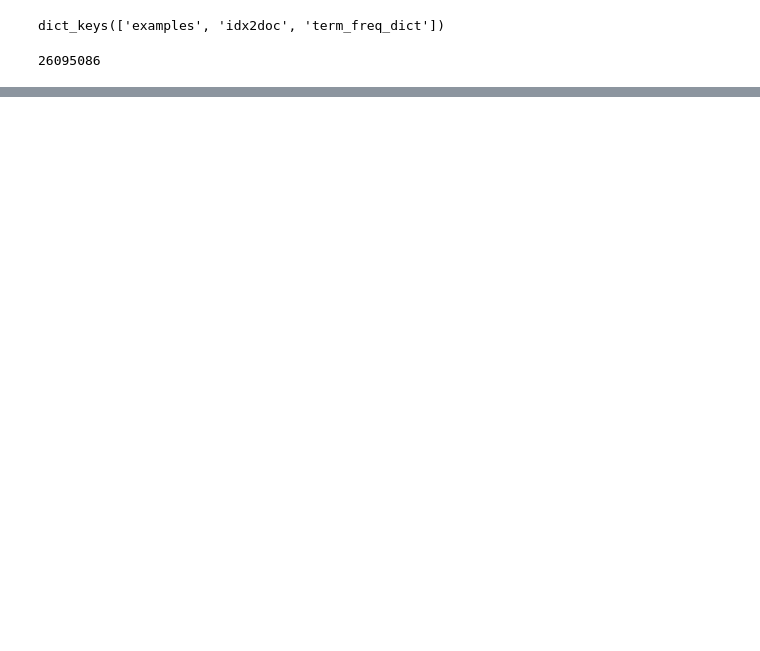
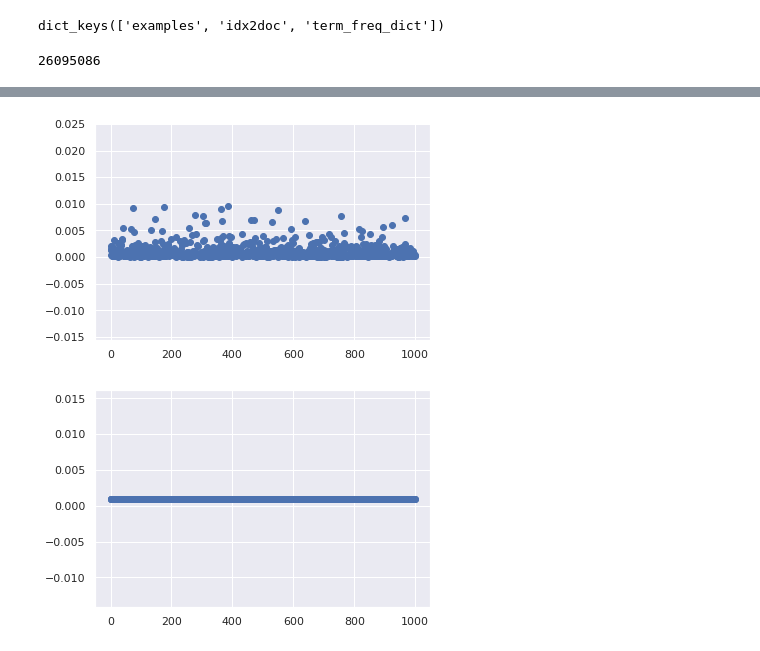
Before and after one commit to ddehueck/pytorch-lda2vec, a Jupyter notebook: explorer/data-explorer.ipynb, the cells around one changed output, grey strips where cells are left out. Drawn from its saved outputs; the diff is of its cells as text; code cells hidden in the pictures; blank space fills up the shorter version.

```diff
--- a/explorer/data-explorer.ipynb
+++ b/explorer/data-explorer.ipynb
@@ -69,0 +87,16 @@ print(str)
+# %%
+"""
+Randn Distribution into softmax
+"""
+import torch.nn.functional as F
+
+soft_norm = F.softmax(norm, dim=1)
+plt.scatter(range(DIM), soft_norm.numpy()[0])#, bins=30, normed=True)
+plt.show()
+
+soft_uni = F.softmax(uni, dim=1)
+plt.scatter(range(DIM), soft_uni.numpy()[0])#, bins=30, normed=True)
+plt.show()
+# %% [output]
+[figure, added]
+[figure, added]
```
Also changed, not shown: parts of 3 cells of this notebook, 5 other files.
